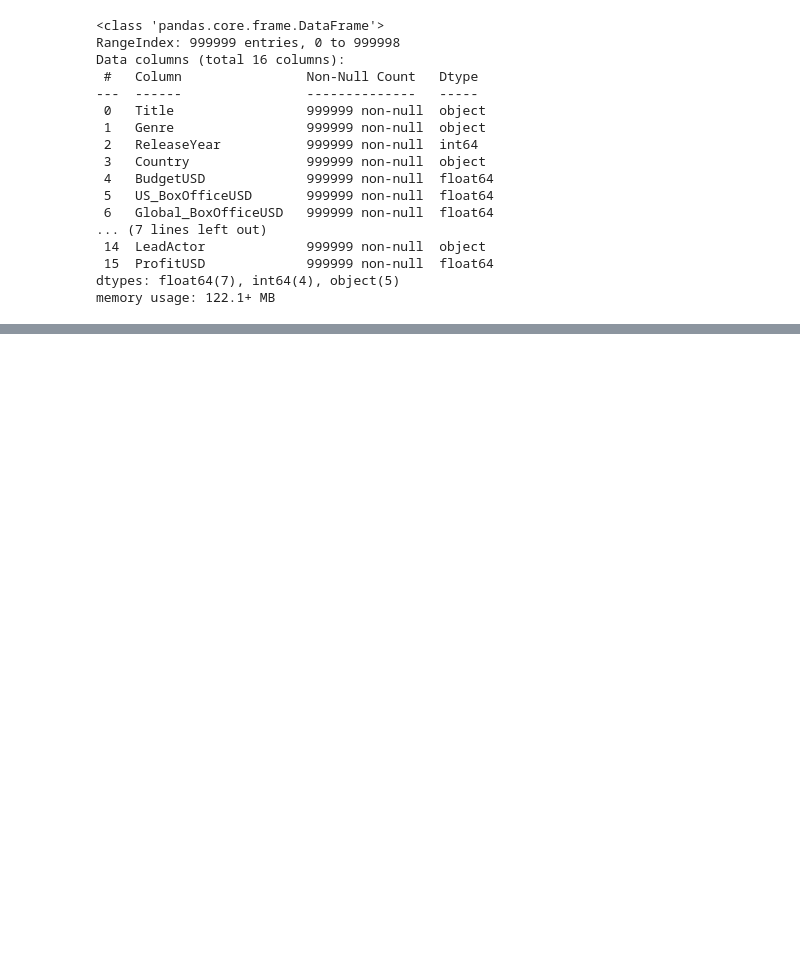
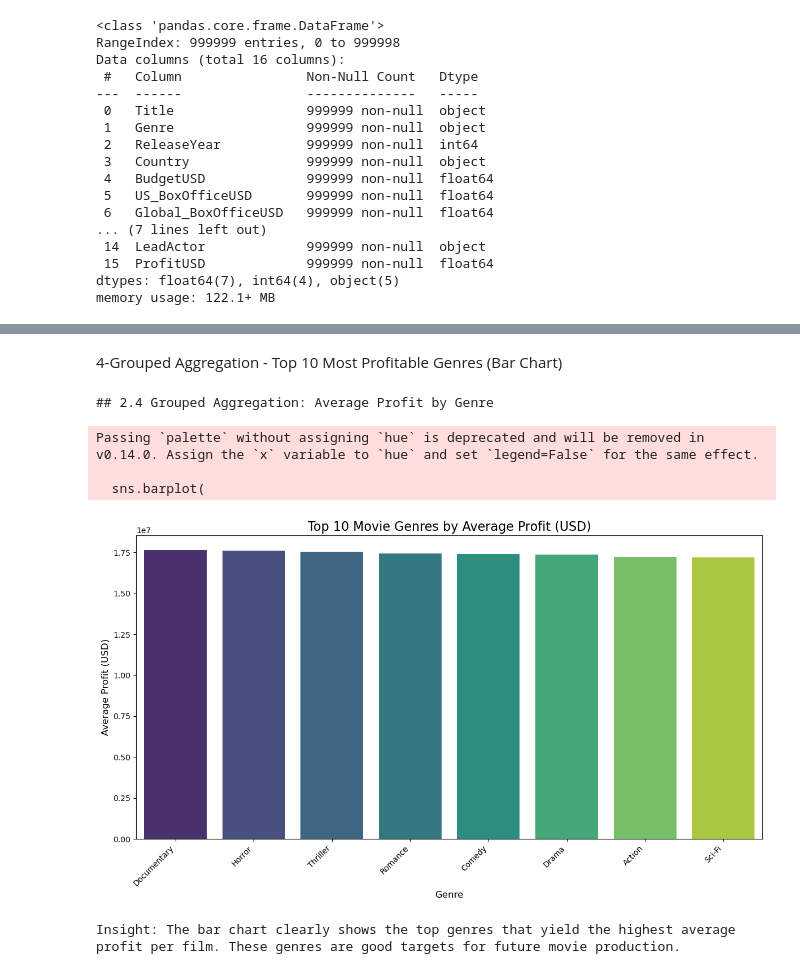
Before and after one commit to saad8446/Data-Science-Project, a Jupyter notebook: movies_analysis.ipynb, the cells around one changed output, grey strips where cells are left out. Cells and saved outputs as stored; diff of their text form; code cells hidden in the pictures; blank space fills up the shorter version.

```diff
--- a/movies_analysis.ipynb
+++ b/movies_analysis.ipynb
@@ -115,0 +254,34 @@ memory usage: 122.1+ MB
+# %% [markdown]
+4-Grouped Aggregation - Top 10 Most Profitable Genres (Bar Chart)
+# %%
+print("## 2.4 Grouped Aggregation: Average Profit by Genre")
+
+genre_profit = df.groupby('Genre')['ProfitUSD'].mean().sort_values(ascending=False)
+
+top_10_genres = genre_profit.head(10)
+
+plt.figure(figsize=(12, 7))
+
+
+sns.barplot(
+    x=top_10_genres.index,
+    y=top_10_genres.values,
+    palette='viridis'
+)
+
+plt.title('Top 10 Movie Genres by Average Profit (USD)', fontsize=16)
+plt.xlabel('Genre', fontsize=12)
+plt.ylabel('Average Profit (USD)', fontsize=12)
+plt.xticks(rotation=45, ha='right')
+plt.tight_layout()
+
+plt.show()
+
+print("\nInsight: The bar chart clearly shows the top genres that yield the highest average profit per film. These genres are good targets for future movie production.")
+# %% [output]
+## 2.4 Grouped Aggregation: Average Profit by Genre
+Passing `palette` without assigning `hue` is deprecated and will be removed in v0.14.0. Assign the `x` variable to `hue` and set `legend=False` for the same effect.
+
+  sns.barplot(
+[figure, added]
+Insight: The bar chart clearly shows the top genres that yield the highest average profit per film. These genres are good targets for future movie production.
```
Also changed, not shown: parts of 23 cells of this notebook.
